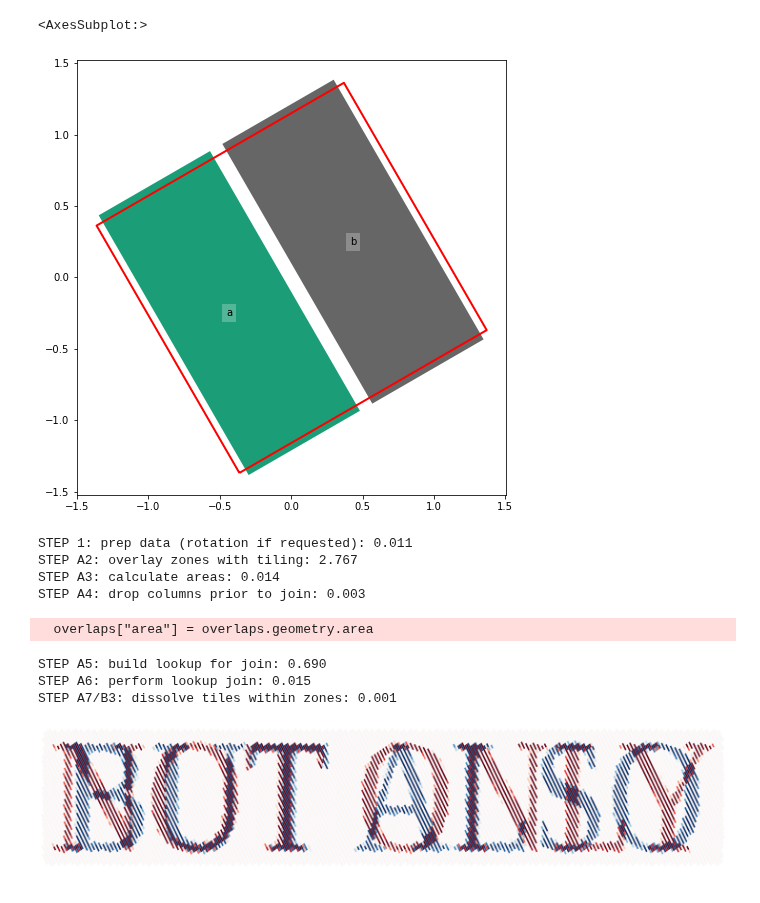
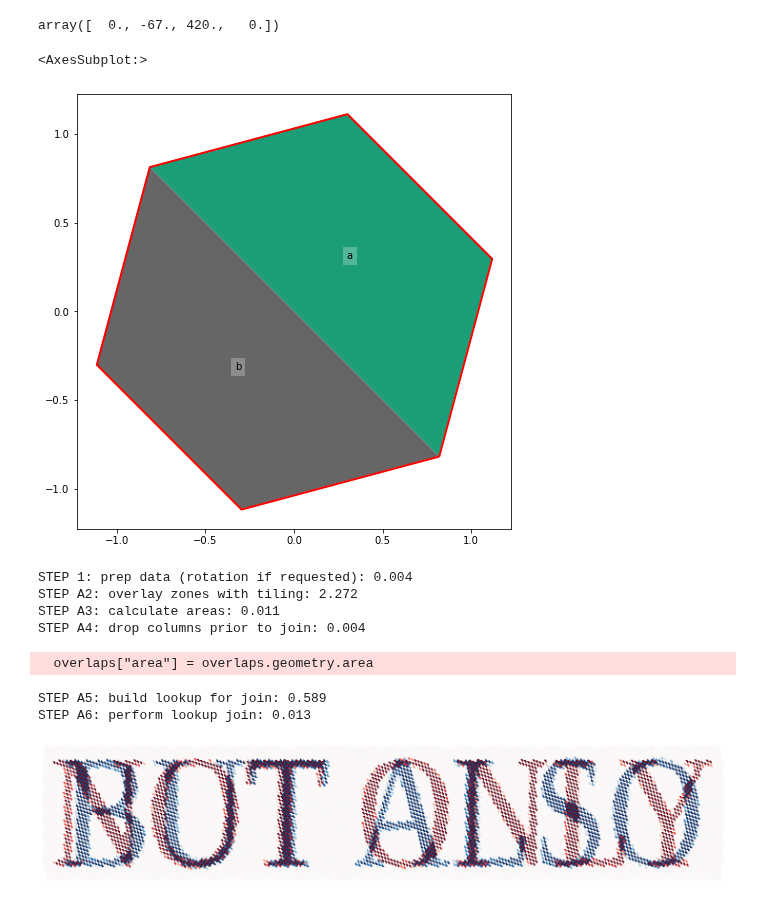
Before and after one commit to DOSull/weaving-space, a Jupyter notebook: double-name.ipynb, the cells around one changed output. Cells and saved outputs as stored; diff of their text form; code cells hidden in the pictures.

```diff
--- a/double-name.ipynb
+++ b/double-name.ipynb
@@ -8,26 +8,30 @@ from weavingspace import TileUnit
 from weavingspace import Tiling
 # %%
 data = gpd.read_file("other-data/double-name-2.gpkg")
+data.total_bounds
+# %% [output]
+array([  0., -67., 420.,   0.])
 # %%
 unit = WeaveUnit(strands = "ab|-",
                        spacing = 1, aspect = 0.9, crs = data.crs).transform_rotate(30)
+unit = TileUnit(tiling_type = "hex-dissection", n= 2, dissection_offset = 0,
+                       spacing = 2, crs = data.crs).transform_rotate(15)
 unit.plot(r = 0)
 # %% [output]
 <AxesSubplot:>
-[figure, old version]
+[figure, new version]
 # %%
 tiling = Tiling(unit, data)
 # %%
 t = tiling.get_tiled_map(debug = True)
 # %% [output]
-STEP 1: prep data (rotation if requested): 0.011
-STEP A2: overlay zones with tiling: 2.767
-STEP A3: calculate areas: 0.014
-STEP A4: drop columns prior to join: 0.003
+STEP 1: prep data (rotation if requested): 0.004
+STEP A2: overlay zones with tiling: 2.272
+STEP A3: calculate areas: 0.011
+STEP A4: drop columns prior to join: 0.004
   overlaps["area"] = overlaps.geometry.area
-STEP A5: build lookup for join: 0.690
-STEP A6: perform lookup join: 0.015
-STEP A7/B3: dissolve tiles within zones: 0.001
+STEP A5: build lookup for join: 0.589
+STEP A6: perform lookup join: 0.013
 # %%
 t.variables = dict(zip(list("ab"), ["notonly", "butalso"]))
 t.colourmaps = dict(zip(t.variables.values(),
```
Also changed, not shown: parts of 5 cells of this notebook, 2 other files.
